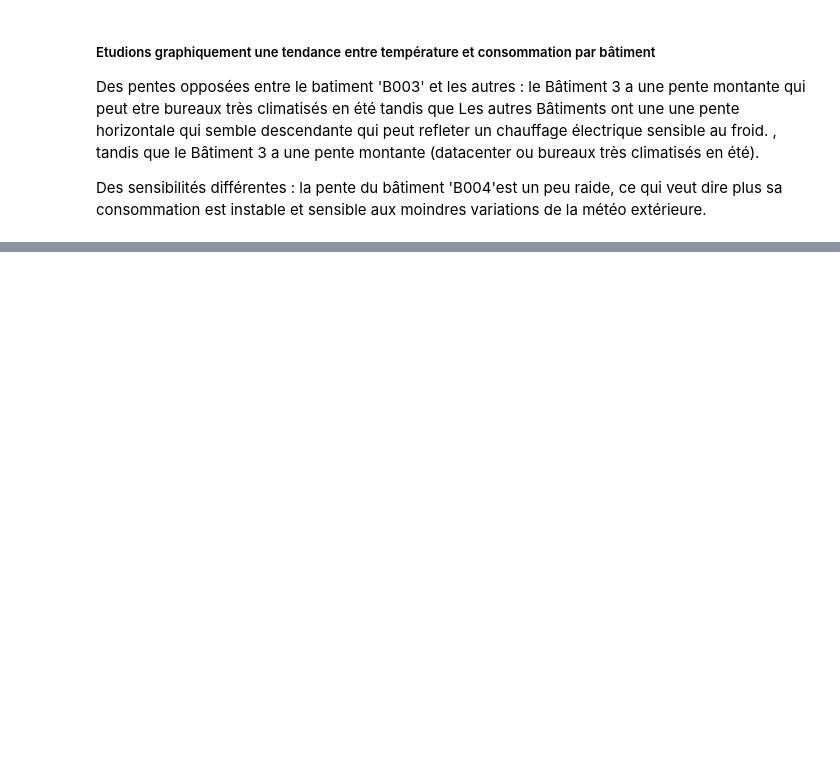
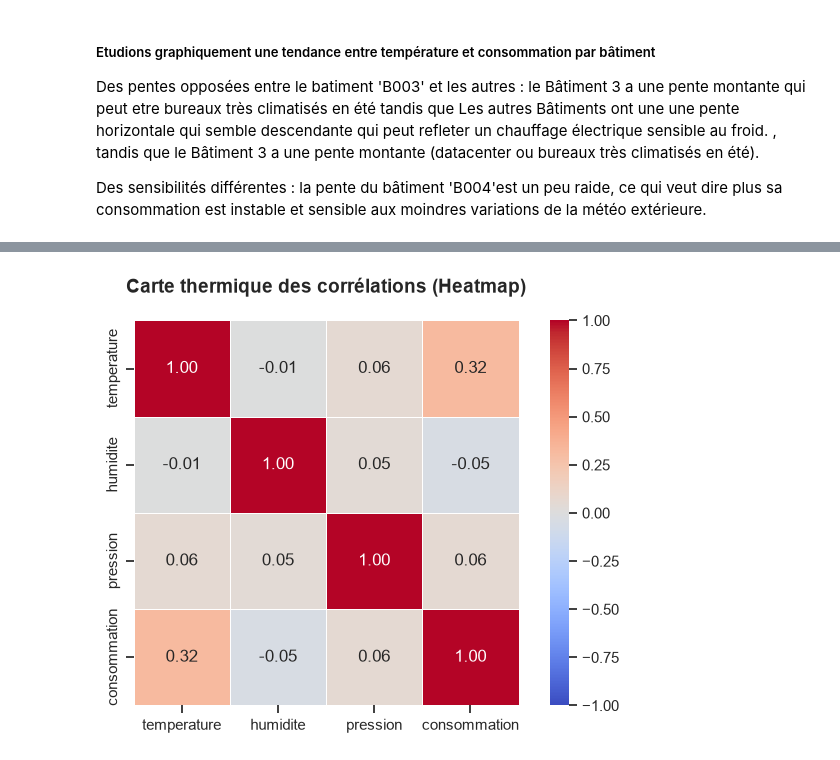
Before and after one commit to cheikhahmedtidiane/atelier_seaborn_iot, a Jupyter notebook: notebooks/atelier_seaborn_iot.ipynb, the cells around one changed output, grey strips where cells are left out. Cells and saved outputs as stored; diff of their text form; code cells hidden in the pictures; blank space fills up the shorter version.

```diff
--- a/notebooks/atelier_seaborn_iot.ipynb
+++ b/notebooks/atelier_seaborn_iot.ipynb
@@ -519,0 +523,4 @@ Des sensibilités différentes : la pente du bâtiment 'B004'est un peu raide, c
+# %%
+colonnes_cibles = ["temperature", "humidite", "pression", "consommation"] # Sélection unique des colonnes numériques demandées
+
+matrice_corr = df[colonnes_cibles].corr()  # Calcule de la matrice de corrélation
@@ -519,0 +543,19 @@ Des sensibilités différentes : la pente du bâtiment 'B004'est un peu raide, c
+# %%
+plt.figure(figsize=(8, 5))
+
+# heatmap avec Seaborn
+sns.heatmap(
+    matrice_corr,
+    annot=True,          # Affiche les valeurs numériques dans chaque case
+    cmap="coolwarm",     # Palette de couleurs divergente (Bleu = Négatif, Rouge = Positif)
+    fmt=".2f",           # Arrondit les coefficients à 2 décimales
+    vmin=-1, vmax=1,     # Fixe les limites de l'échelle des couleurs de -1 à 1
+    linewidths=0.5,      # Ajoute une fine ligne de séparation entre les cases
+    square=True          # Force les cases à être parfaitement carrées
+)
+
+plt.title("Carte thermique des corrélations (Heatmap)", fontsize=14, fontweight="bold", pad=20)
+
+plt.show()
+# %% [output]
+[figure, added]
```
Also changed, not shown: parts of 5 cells of this notebook.
